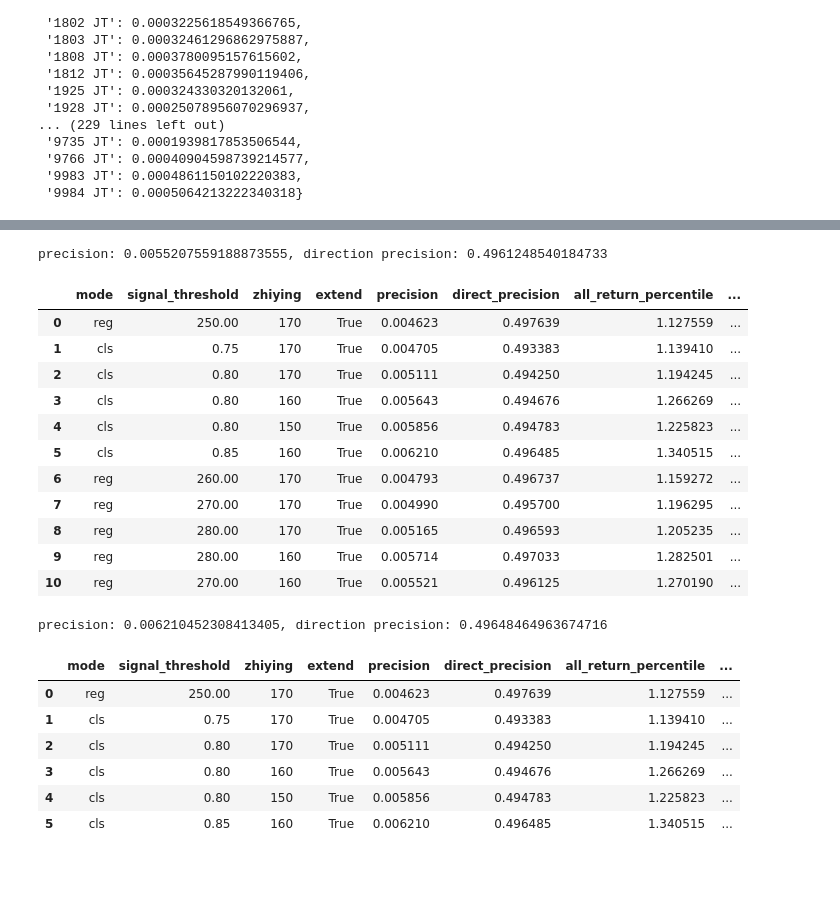
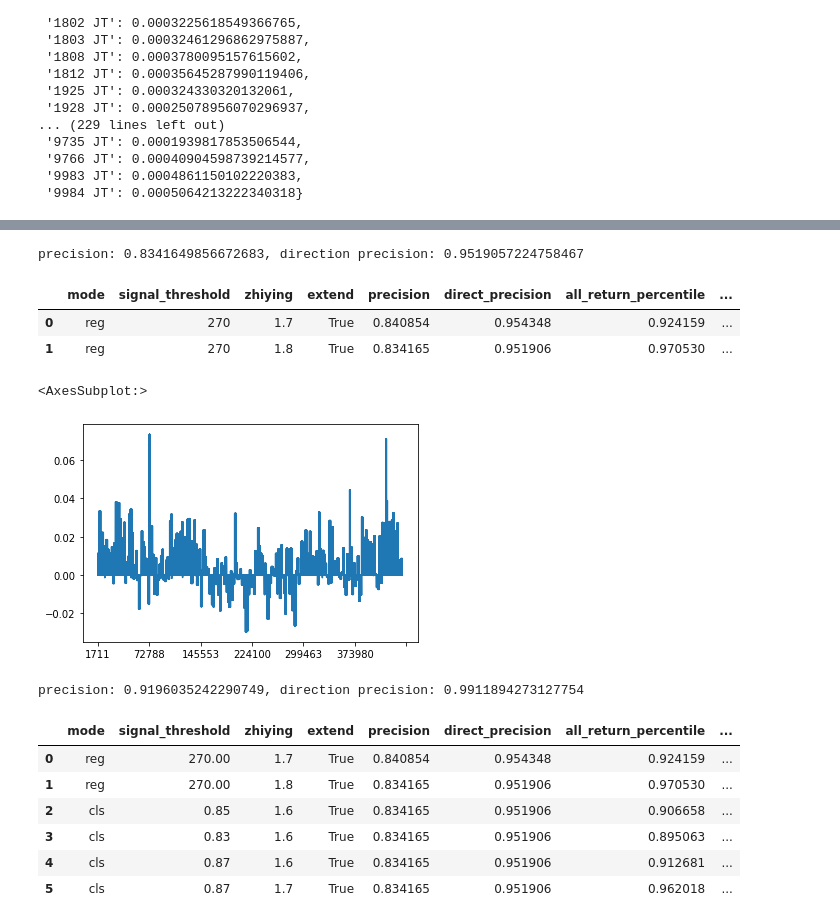
Before and after one commit to juliaaaagggg/yintercept-interntest-zwj, a Jupyter notebook: internTest_zwj.ipynb, the cells around one changed output, grey strips where cells are left out. Saved outputs shown, nothing was run; the diff lists cells and outputs as text; code cells hidden in the pictures; blank space fills up the shorter version.

```diff
--- a/internTest_zwj.ipynb
+++ b/internTest_zwj.ipynb
@@ -645,13 +643,15 @@ class backtestclass:
                                                                 np.where(df["extend"]==0,df["{}days_return_at".format(period)],
                                                                             np.where(((df["{}days_return_high".format(period)].shift(-period)+1)* df['last'].shift(-period)/df['last']-1)> zhiying, zhiying,
                                                                                     df['last'].shift(-2*period)/df['last']-1))),0)
+            df['return']=df['return']*df['weight']
             df['signal']=np.where(df["extend"].shift(period)==1,0,df['signal'])
+            df['position']=df['weight']*df["signal"]
         else:
             df['return'] = np.where(df['signal'] == 1, np.where(df["{}days_return_high".format(period)] > zhiying, zhiying, df["{}days_return_at".format(period)]),0)
 
-        df["all_signal_cum"]=abs(df['signal']).cumsum()
+        df["all_position_cum"]=abs(df['position']).cumsum()
         df["all_cum_return"] = df['return'].cumsum()
-        df["all_return_percentile"]=df["all_cum_return"]/df["all_signal_cum"]
+        df["all_return_percentile"]=df["all_cum_return"]/df["all_position_cum"]
 
         self.precision,self.direct_precision=precision,up_precision
         self.dfbacktest=df
@@ -674,28 +662,19 @@ Name: 10days_return_high, dtype: float64
 # %%
 # backtest reg
 bt=backtestclass(df_new)
-zhiying_= 160
+zhiying_= 1.8
 signal_th= 270 #That's a forecast yield of 250%
 extend=True
 
 bt.get_backtest_result(signal_threshold=signal_th, zhiying=zhiying_, period=10,ext=extend)
 
 log_bt.append(["reg",signal_th,zhiying_,extend,bt.precision,bt.direct_precision,
             bt.dfbacktest.loc[bt.dfbacktest.index[-1],"all_return_percentile"],bt.dfbacktest.loc[bt.dfbacktest.index[-1],"all_cum_return"],
-            bt.dfbacktest.loc[bt.dfbacktest.index[-1],'all_signal_cum']])
+            bt.dfbacktest.loc[bt.dfbacktest.index[-1],'all_position_cum']])
 bt_log_df=pd.DataFrame(log_bt,columns=canshu_list)
 bt_log_df
 # %% [output]
-precision: 0.0055207559188873555, direction precision: 0.4961248540184733
+precision: 0.8341649856672683, direction precision: 0.9519057224758467
 |  | mode | signal_threshold | zhiying | extend | precision | direct_precision | all_return_percentile | ... |
-| 0 | reg | 250.00 | 170 | True | 0.004623 | 0.497639 | 1.127559 | ... |
-| 1 | cls | 0.75 | 170 | True | 0.004705 | 0.493383 | 1.139410 | ... |
-| 2 | cls | 0.80 | 170 | True | 0.005111 | 0.494250 | 1.194245 | ... |
-| 3 | cls | 0.80 | 160 | True | 0.005643 | 0.494676 | 1.266269 | ... |
-| 4 | cls | 0.80 | 150 | True | 0.005856 | 0.494783 | 1.225823 | ... |
-| 5 | cls | 0.85 | 160 | True | 0.006210 | 0.496485 | 1.340515 | ... |
-| 6 | reg | 260.00 | 170 | True | 0.004793 | 0.496737 | 1.159272 | ... |
-| 7 | reg | 270.00 | 170 | True | 0.004990 | 0.495700 | 1.196295 | ... |
-| 8 | reg | 280.00 | 170 | True | 0.005165 | 0.496593 | 1.205235 | ... |
-| 9 | reg | 280.00 | 160 | True | 0.005714 | 0.497033 | 1.282501 | ... |
-| 10 | reg | 270.00 | 160 | True | 0.005521 | 0.496125 | 1.270190 | ... |
+| 0 | reg | 270 | 1.7 | True | 0.840854 | 0.954348 | 0.924159 | ... |
+| 1 | reg | 270 | 1.8 | True | 0.834165 | 0.951906 | 0.970530 | ... |
@@ -702,6 +683,9 @@ precision: 0.0055207559188873555, direction precision: 0.4961248540184733
 # %%
 bt.dfbacktest.index=bt.dfbacktest.index.astype(str)
 bt.dfbacktest["return"].plot()
+# %% [output]
+<AxesSubplot:>
+[figure, added]
 # %%
 bt.dfbacktest["all_cum_return"].plot()
 # %%
@@ -709,25 +693,25 @@ bt.dfbacktest['pred'].plot()
 (bt.dfbacktest['y_bidprice_current']-2.8).plot()
 # %%
 # backtest cls
-bt=backtestclass(df_new2)
-zhiying_= 160
-signal_th= 0.85
+bt2=backtestclass(df_new2)
+zhiying_= 1.7
+signal_th= 0.87
 extend=True
 
-bt.get_backtest_result(signal_threshold=signal_th, zhiying=zhiying_, period=10,ext=extend)
+bt2.get_backtest_result(signal_threshold=signal_th, zhiying=zhiying_, period=10,ext=extend)
 
 log_bt.append(["cls",signal_th,zhiying_,extend,bt.precision,bt.direct_precision,
-            bt.dfbacktest.loc[bt.dfbacktest.index[-1],"all_return_percentile"],bt.dfbacktest.loc[bt.dfbacktest.index[-1],"all_cum_return"],
-            bt.dfbacktest.loc[bt.dfbacktest.index[-1],'all_signal_cum']])
+            bt2.dfbacktest.loc[bt.dfbacktest.index[-1],"all_return_percentile"],bt2.dfbacktest.loc[bt.dfbacktest.index[-1],"all_cum_return"],
+            bt2.dfbacktest.loc[bt.dfbacktest.index[-1],'all_position_cum']])
 bt_log_df=pd.DataFrame(log_bt,columns=canshu_list)
 bt_log_df
 # %% [output]
-precision: 0.006210452308413405, direction precision: 0.49648464963674716
+precision: 0.9196035242290749, direction precision: 0.9911894273127754
 |  | mode | signal_threshold | zhiying | extend | precision | direct_precision | all_return_percentile | ... |
-| 0 | reg | 250.00 | 170 | True | 0.004623 | 0.497639 | 1.127559 | ... |
-| 1 | cls | 0.75 | 170 | True | 0.004705 | 0.493383 | 1.139410 | ... |
-| 2 | cls | 0.80 | 170 | True | 0.005111 | 0.494250 | 1.194245 | ... |
-| 3 | cls | 0.80 | 160 | True | 0.005643 | 0.494676 | 1.266269 | ... |
-| 4 | cls | 0.80 | 150 | True | 0.005856 | 0.494783 | 1.225823 | ... |
-| 5 | cls | 0.85 | 160 | True | 0.006210 | 0.496485 | 1.340515 | ... |
+| 0 | reg | 270.00 | 1.7 | True | 0.840854 | 0.954348 | 0.924159 | ... |
+| 1 | reg | 270.00 | 1.8 | True | 0.834165 | 0.951906 | 0.970530 | ... |
+| 2 | cls | 0.85 | 1.6 | True | 0.834165 | 0.951906 | 0.906658 | ... |
+| 3 | cls | 0.83 | 1.6 | True | 0.834165 | 0.951906 | 0.895063 | ... |
+| 4 | cls | 0.87 | 1.6 | True | 0.834165 | 0.951906 | 0.912681 | ... |
+| 5 | cls | 0.87 | 1.7 | True | 0.834165 | 0.951906 | 0.962018 | ... |
 # %%
```
Also changed, not shown: parts of 7 cells of this notebook.
